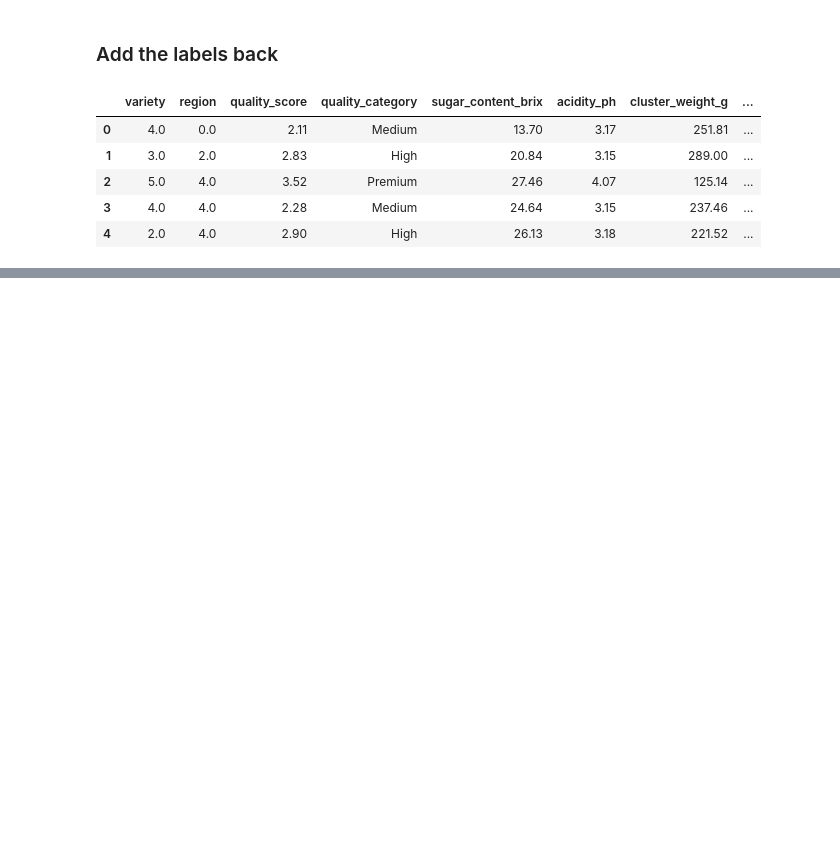
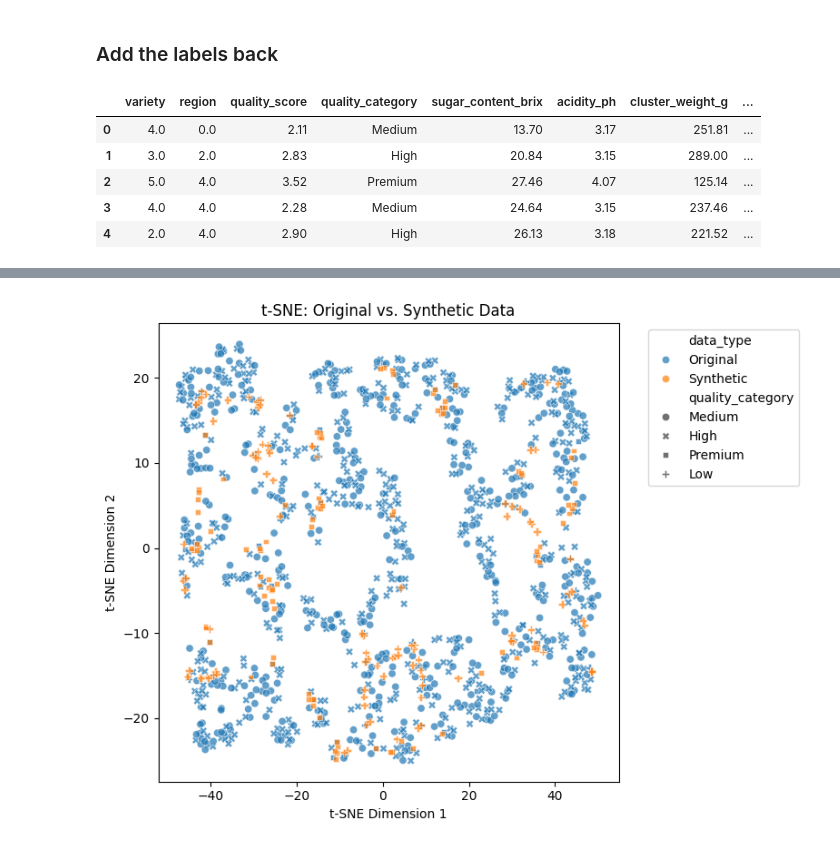
Before and after one commit to lazychach/Grape_Quality_Prediction, a Jupyter notebook: process/cleaning_process/clean.ipynb, the cells around one changed output, grey strips where cells are left out. Saved outputs shown, nothing was run; the diff lists cells and outputs as text; code cells hidden in the pictures; blank space fills up the shorter version.

```diff
--- a/process/cleaning_process/clean.ipynb
+++ b/process/cleaning_process/clean.ipynb
@@ -241,6 +244,8 @@ Index(['variety', 'region', 'quality_score', 'sugar_content_brix',
 # %%
 bins = [1.0, 1.5, 2.5, 3.5, 4.0]
 labels = ['Low', 'Medium', 'High', 'Premium']
+grape_resample['data_type'] = 'Original'
+synthetic_df['data_type'] = 'Synthetic'
 # %%
 synthetic_df['quality_category'] = pd.cut(synthetic_df['quality_score'], bins=bins, labels=labels, include_lowest=True)
 
@@ -256,0 +337,11 @@ balanced_grape_data.head()
+# %%
+tsne = TSNE(n_components=2, random_state=42)
+tsne_result = tsne.fit_transform(numeric_data.values)
+# %%
+tsne_df = pd.DataFrame({
+    'tsne_dim1': tsne_result[:, 0],
+    'tsne_dim2': tsne_result[:, 1],
+    'data_type': balanced_grape_data['data_type'].values,
+    'quality_category': balanced_grape_data['quality_category'].values
+})
+tsne_df.head()
@@ -256,0 +355,15 @@ balanced_grape_data.head()
+# %%
+plt.figure(figsize=(8, 6))
+sns.scatterplot(
+    x='tsne_dim1', y='tsne_dim2',
+    hue='data_type', style='quality_category',
+    data=tsne_df, alpha=0.7
+)
+plt.title("t-SNE: Original vs. Synthetic Data")
+plt.xlabel("t-SNE Dimension 1")
+plt.ylabel("t-SNE Dimension 2")
+plt.legend(bbox_to_anchor=(1.05, 1), loc='upper left')
+plt.tight_layout()
+plt.show()
+# %% [output]
+[figure, added]
```
Also changed, not shown: parts of 24 cells of this notebook.
